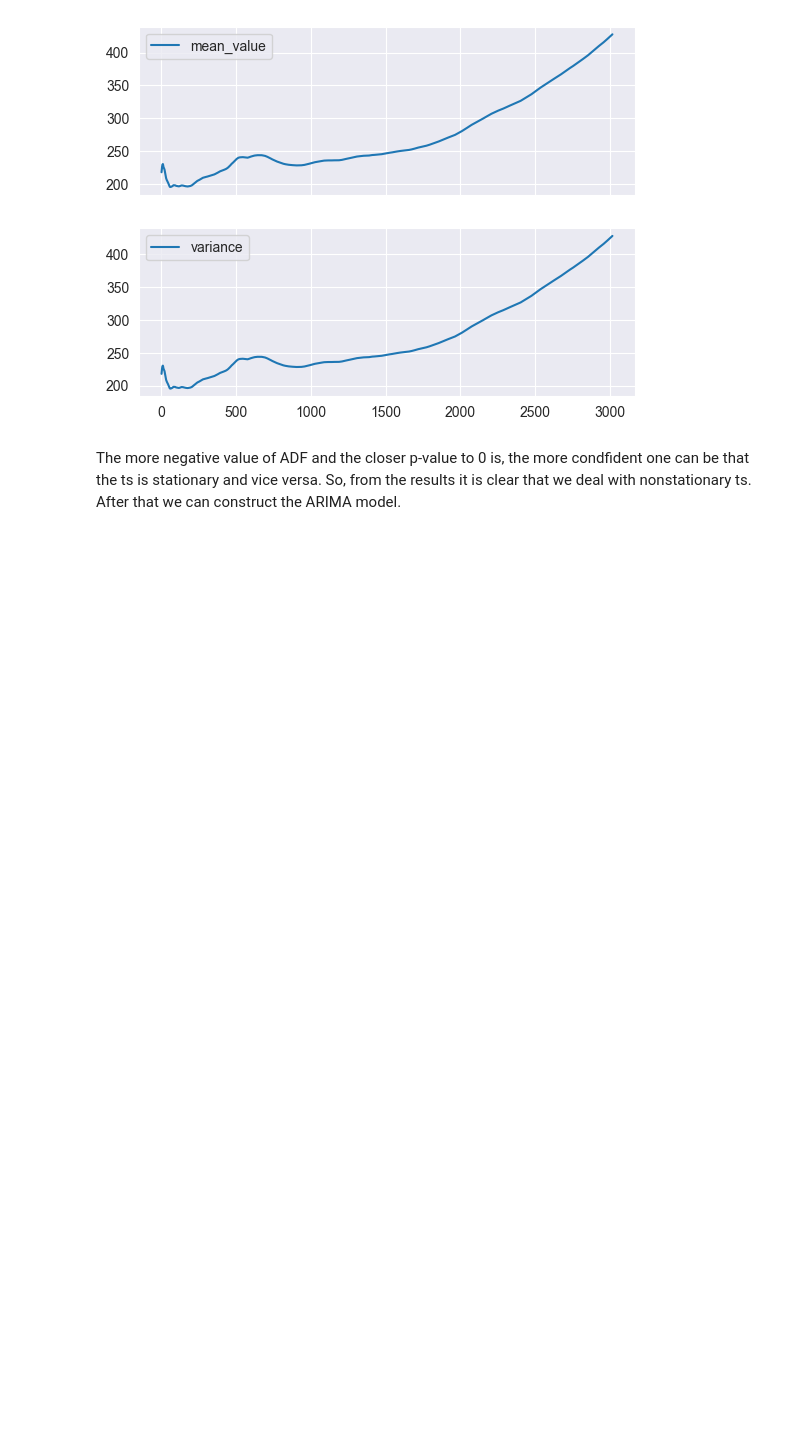
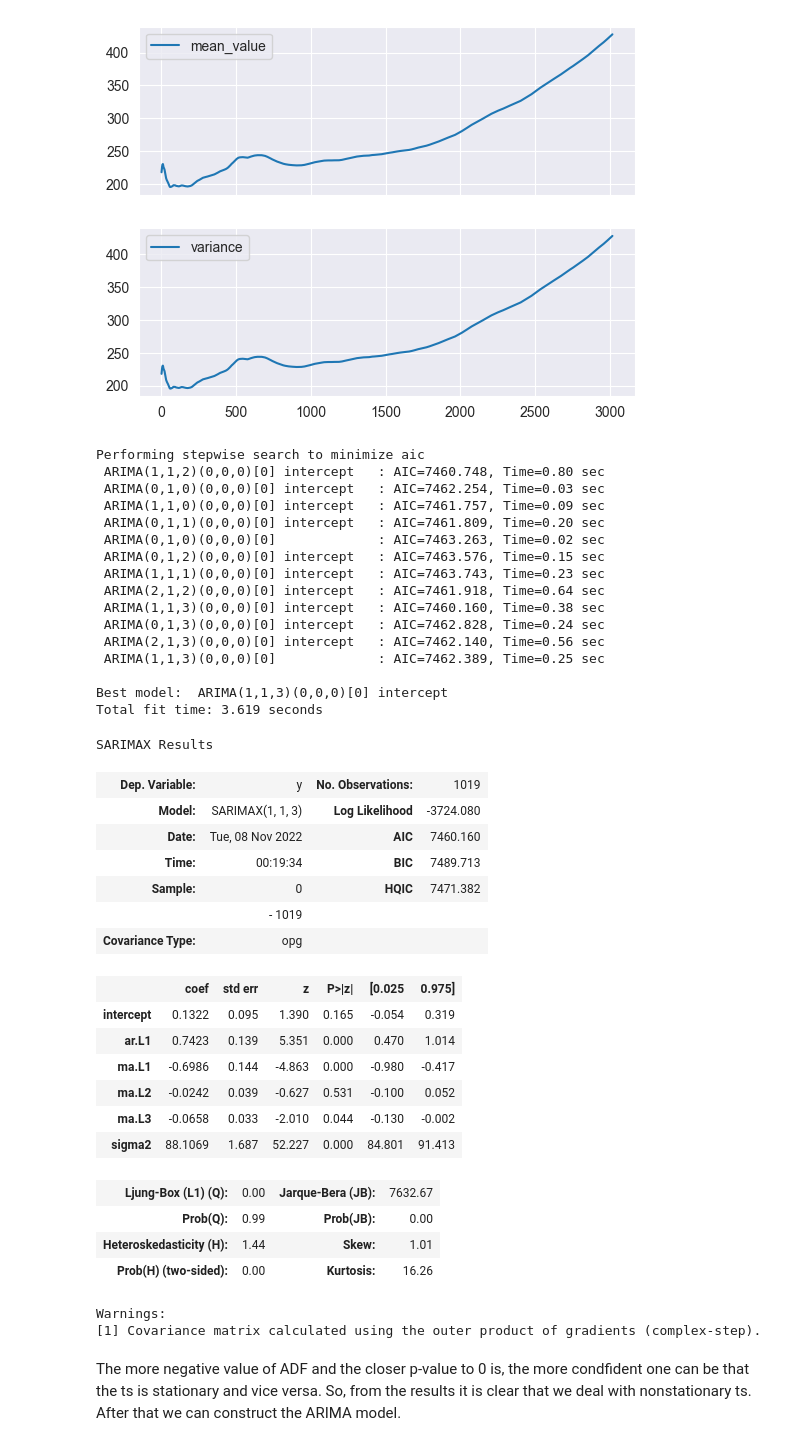
Before and after one commit to REDISKA3000/course_prj, a Jupyter notebook: arima_forecasting.ipynb, the cells around one changed output. Drawn from its saved outputs; the diff is of its cells as text; code cells hidden in the pictures; blank space fills up the shorter version.

```diff
--- a/arima_forecasting.ipynb
+++ b/arima_forecasting.ipynb
@@ -139,3 +139,53 @@ axes[1].legend(loc='upper left');
+# %%
+auto_arima(df['Close'].dropna()[2000:], start_p=1, start_Q=1,
+                      test='adf',       # use adftest to find optimal 'd'
+                      max_p=3, max_q=3, # maximum p and q
+                      m=1,              # frequency of series
+                      d=None,           # let model determine 'd'
+                      seasonal=True,   # No Seasonality
+                      D=0,
+                      trace=True,
+                      error_action='ignore',
+                      suppress_warnings=True,
+                      stepwise=True).summary()
+# %% [output]
+Performing stepwise search to minimize aic
+ ARIMA(1,1,2)(0,0,0)[0] intercept   : AIC=7460.748, Time=0.80 sec
+ ARIMA(0,1,0)(0,0,0)[0] intercept   : AIC=7462.254, Time=0.03 sec
+ ARIMA(1,1,0)(0,0,0)[0] intercept   : AIC=7461.757, Time=0.09 sec
+ ARIMA(0,1,1)(0,0,0)[0] intercept   : AIC=7461.809, Time=0.20 sec
+ ARIMA(0,1,0)(0,0,0)[0]             : AIC=7463.263, Time=0.02 sec
+ ARIMA(0,1,2)(0,0,0)[0] intercept   : AIC=7463.576, Time=0.15 sec
+ ARIMA(1,1,1)(0,0,0)[0] intercept   : AIC=7463.743, Time=0.23 sec
+ ARIMA(2,1,2)(0,0,0)[0] intercept   : AIC=7461.918, Time=0.64 sec
+ ARIMA(1,1,3)(0,0,0)[0] intercept   : AIC=7460.160, Time=0.38 sec
+ ARIMA(0,1,3)(0,0,0)[0] intercept   : AIC=7462.828, Time=0.24 sec
+ ARIMA(2,1,3)(0,0,0)[0] intercept   : AIC=7462.140, Time=0.56 sec
+ ARIMA(1,1,3)(0,0,0)[0]             : AIC=7462.389, Time=0.25 sec
+
+Best model:  ARIMA(1,1,3)(0,0,0)[0] intercept
+Total fit time: 3.619 seconds
+SARIMAX Results
+| Dep. Variable: | y | No. Observations: | 1019 |
+| Model: | SARIMAX(1, 1, 3) | Log Likelihood | -3724.080 |
+| Date: | Tue, 08 Nov 2022 | AIC | 7460.160 |
+| Time: | 00:19:34 | BIC | 7489.713 |
+| Sample: | 0 | HQIC | 7471.382 |
+|  | - 1019 |  |  |
+| Covariance Type: | opg |  |  |
+|  | coef | std err | z | P>|z| | [0.025 | 0.975] |
+| intercept | 0.1322 | 0.095 | 1.390 | 0.165 | -0.054 | 0.319 |
+| ar.L1 | 0.7423 | 0.139 | 5.351 | 0.000 | 0.470 | 1.014 |
+| ma.L1 | -0.6986 | 0.144 | -4.863 | 0.000 | -0.980 | -0.417 |
+| ma.L2 | -0.0242 | 0.039 | -0.627 | 0.531 | -0.100 | 0.052 |
+| ma.L3 | -0.0658 | 0.033 | -2.010 | 0.044 | -0.130 | -0.002 |
+| sigma2 | 88.1069 | 1.687 | 52.227 | 0.000 | 84.801 | 91.413 |
+| Ljung-Box (L1) (Q): | 0.00 | Jarque-Bera (JB): | 7632.67 |
+| Prob(Q): | 0.99 | Prob(JB): | 0.00 |
+| Heteroskedasticity (H): | 1.44 | Skew: | 1.01 |
+| Prob(H) (two-sided): | 0.00 | Kurtosis: | 16.26 |
+Warnings:
+[1] Covariance matrix calculated using the outer product of gradients (complex-step).
 # %% [markdown]
 The more negative value of ADF and the closer p-value to 0 is, the more condfident one can be that the ts is stationary and vice versa.
 So, from the results it is clear that we deal with nonstationary ts. After that we can construct the ARIMA model.
```
Also changed, not shown: parts of 22 cells of this notebook.
